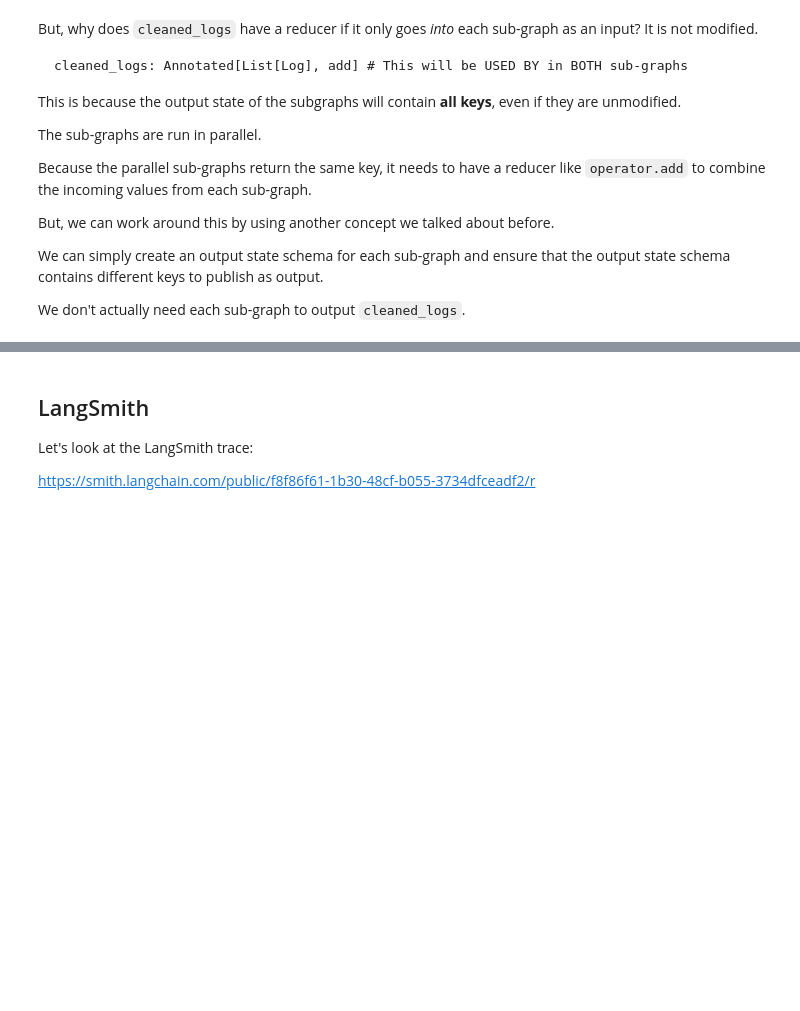
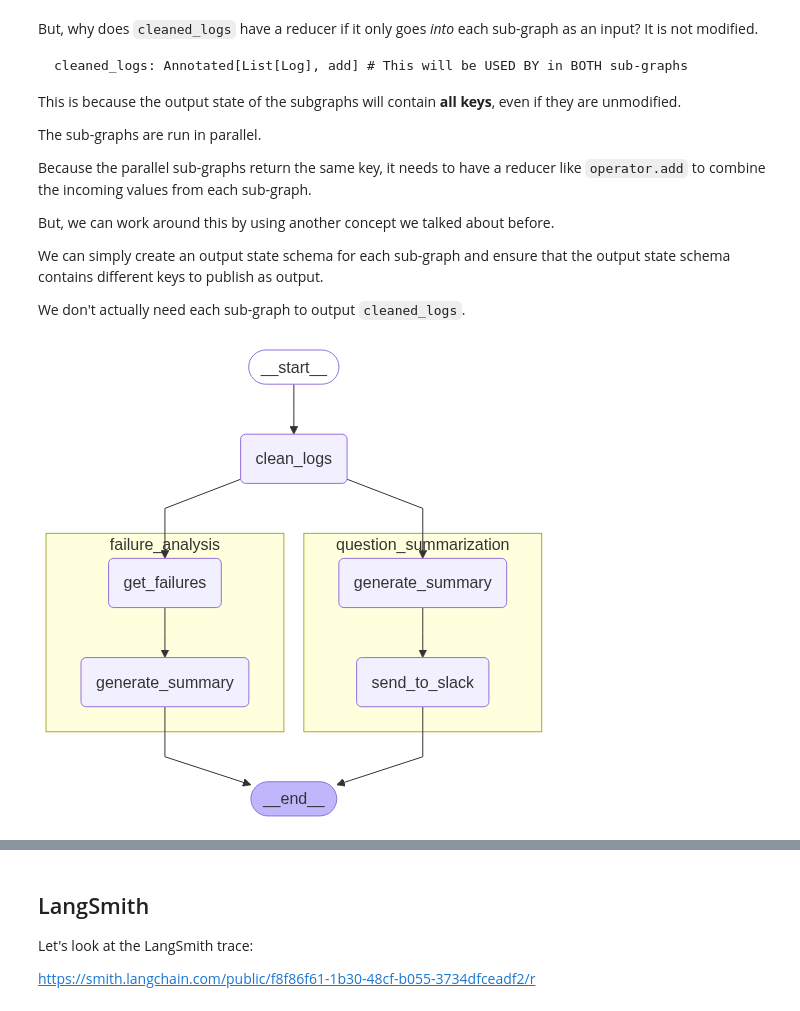
Before and after one commit to charlesbeacham/langchain-academy, a Jupyter notebook: module-4/sub-graph_cb.ipynb, the cells around one changed output, grey strips where cells are left out. Cells and saved outputs as stored; diff of their text form; code cells hidden in the pictures; blank space fills up the shorter version.

```diff
--- a/module-4/sub-graph_cb.ipynb
+++ b/module-4/sub-graph_cb.ipynb
@@ -76,3 +173,38 @@ But, we can work around this by using another concept we talked about before.
 We can simply create an output state schema for each sub-graph and ensure that the output state schema contains different keys to publish as output.
 
 We don't actually need each sub-graph to output `cleaned_logs`.
+# %%
+# Entry Graph
+class EntryGraphState(TypedDict):
+    raw_logs: List[Log]
+    cleaned_logs: List[Log]
+    fa_summary: str # This will only be generated in the FA sub-graph
+    report: str # This will only be generated in the QS sub-graph
+    processed_logs:  Annotated[List[str], add] # This will be generated in BOTH sub-graphs
+
+def clean_logs(state):
+    # Get logs
+    raw_logs = state["raw_logs"]
+    # Data cleaning raw_logs -> docs
+    cleaned_logs = raw_logs
+    return {"cleaned_logs": cleaned_logs}
+
+entry_builder = StateGraph(EntryGraphState)
+entry_builder.add_node("clean_logs", clean_logs)
+entry_builder.add_node("question_summarization", qs_builder.compile())
+entry_builder.add_node("failure_analysis", fa_builder.compile())
+
+entry_builder.add_edge(START, "clean_logs")
+entry_builder.add_edge("clean_logs", "failure_analysis")
+entry_builder.add_edge("clean_logs", "question_summarization")
+entry_builder.add_edge("failure_analysis", END)
+entry_builder.add_edge("question_summarization", END)
+
+graph = entry_builder.compile()
+
+from IPython.display import Image, display
+
+# Setting xray to 1 will show the internal structure of the nested graph
+display(Image(graph.get_graph(xray=1).draw_mermaid_png()))
+# %% [output]
+[figure, added]
```
Also changed, not shown: parts of 5 cells of this notebook.
